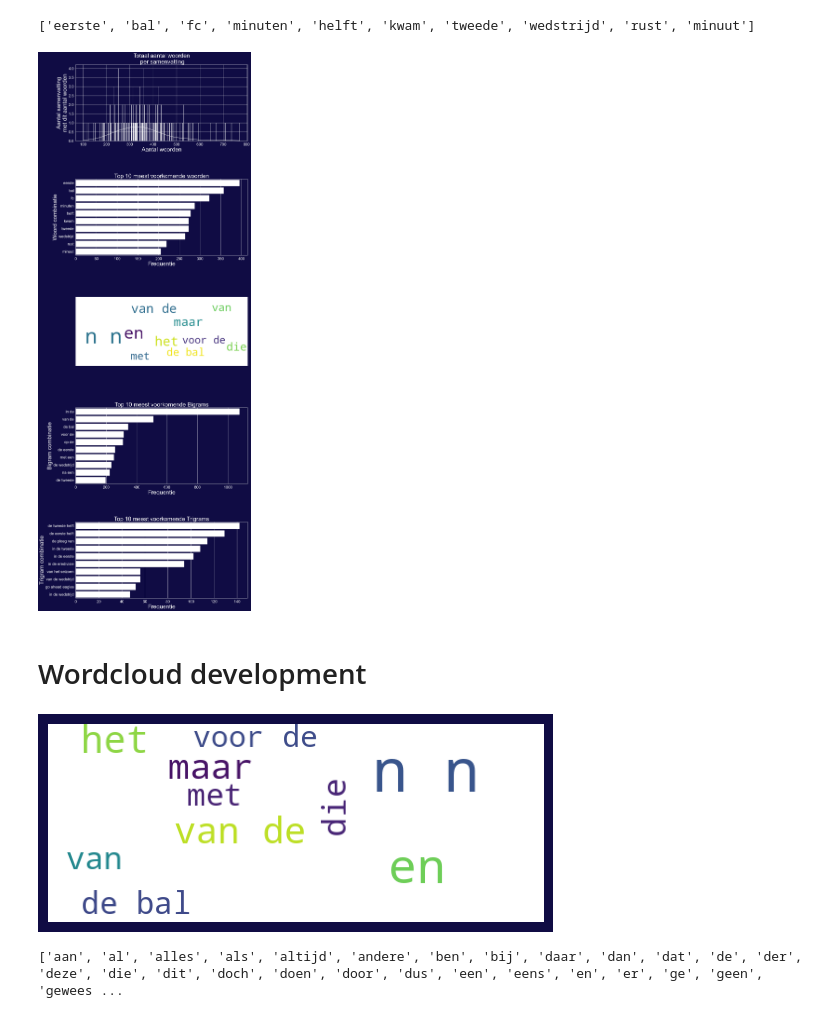
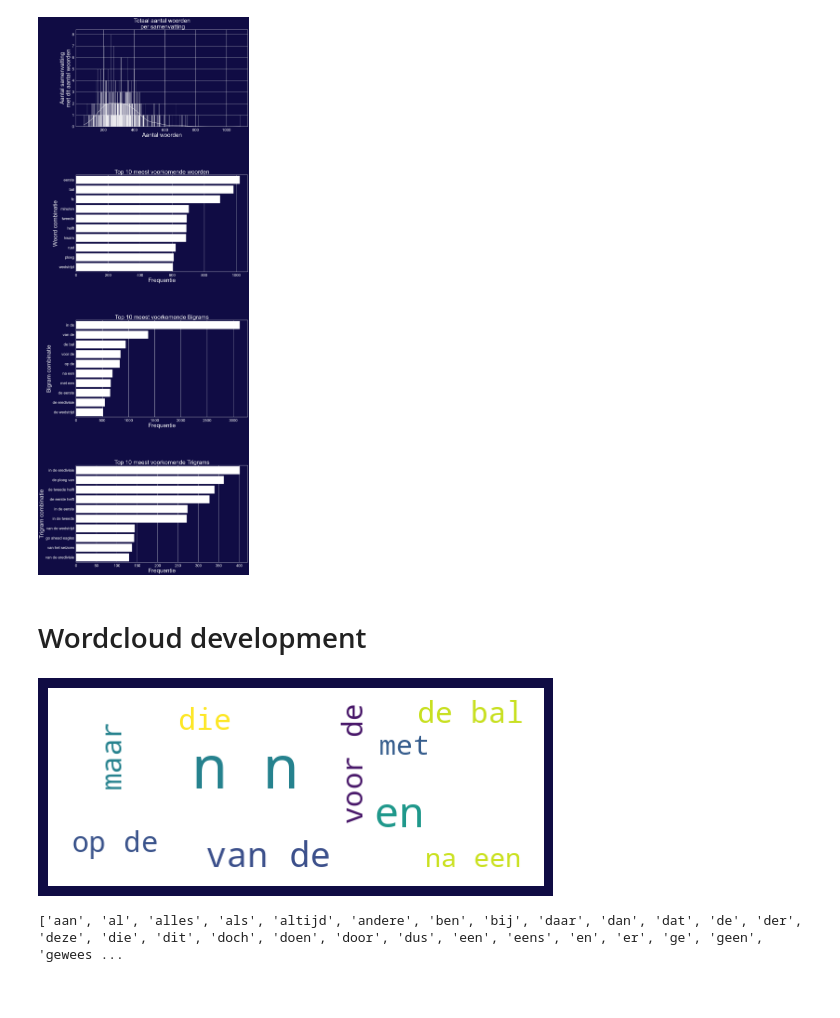
Before and after one commit to marc-aurai/Streamlit_template, a Jupyter notebook: analysis/plot.ipynb, the cells around one changed output. Drawn from its saved outputs; the diff is of its cells as text; code cells hidden in the pictures.

Commit message:
plot edits.

```diff
--- a/analysis/plot.ipynb
+++ b/analysis/plot.ipynb
@@ -5,47 +5,45 @@ import matplotlib.pyplot as plt
 
 from utils.analyse_plots import plot_all_axes
 # %%
-df = pd.read_csv("../espn_scraper/scraper_data/articles_5000_notna.csv", sep=";")
+df = pd.read_csv("../espn_scraper/scraper_data/articles_ereD_notna.csv", sep=";")
 df["word_count"] = df["article"].apply(lambda x: len(x.split()))
 
 sns.set(
     rc={
         "axes.facecolor": "#100c44",
         "figure.facecolor": "#100c44",
         "xtick.color": "white",
         "ytick.color": "white",
         "text.color": "white",
         "axes.labelcolor": "white",
         "font.size": 30,
         "axes.titlesize": 30,
         "axes.labelsize": 30,
         "xtick.labelsize": 20,
         "ytick.labelsize": 20,
     }
 )
 
 
 fig = plt.figure(figsize=(16, 50))
-ax1 = fig.add_subplot(5, 1, 1)
-ax2 = fig.add_subplot(5, 1, 2)
-ax3 = fig.add_subplot(5, 1, 3)
-ax4 = fig.add_subplot(5, 1, 4)
-ax5 = fig.add_subplot(5, 1, 5)
+ax1 = fig.add_subplot(4, 1, 1)
+ax2 = fig.add_subplot(4, 1, 2)
+#ax3 = fig.add_subplot(5, 1, 3)
+ax4 = fig.add_subplot(4, 1, 3)
+ax5 = fig.add_subplot(4, 1, 4)
 plt.subplots_adjust(hspace=0.5)
 
-ax1, ax2, ax3, ax4, ax5 = plot_all_axes(
+ax1, ax2, ax4, ax5 = plot_all_axes(
     ax1=ax1,
     ax2=ax2,
-    ax3=ax3,
     ax4=ax4,
     ax5=ax5,
     df=df,
     amount_words=10,
 )
 plt.show()
 # %% [output]
-['eerste', 'bal', 'fc', 'minuten', 'helft', 'kwam', 'tweede', 'wedstrijd', 'rust', 'minuut']
-[figure, old version]
+[figure, new version]
 # %% [markdown]
 # Wordcloud development
 # %%
@@ -68,7 +66,7 @@ plt.imshow(wordcloud)
 plt.axis("off")
 plt.show()
 # %% [output]
-[figure, old version]
+[figure, new version]
 # %%
 from stop_words import get_stop_words
 stop_words_dutch = get_stop_words('dutch')
```
Also changed, not shown: 10 other files.
